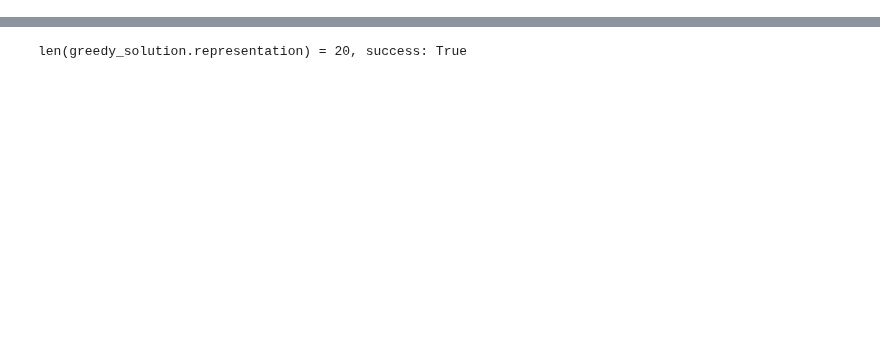
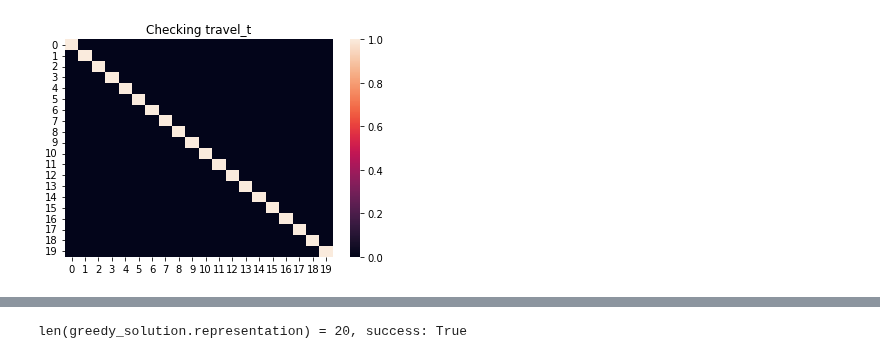
Before and after one commit to mateusz-obszanski/praca-inzynierska, a Jupyter notebook: genetic_algotihm_development.ipynb, the cells around one changed output, grey strips where cells are left out. Cells and saved outputs as stored; diff of their text form; code cells hidden in the pictures; blank space fills up the shorter version.

```diff
--- a/genetic_algotihm_development.ipynb
+++ b/genetic_algotihm_development.ipynb
@@ -78,3 +78,9 @@ _ = ax.set_title("Travel time matrix")
+# %%
+check_travel_t = (travel_t == -1) + 2 * (travel_t == 0)
+ax = sns.heatmap(check_travel_t)
+_ = ax.set_title("Checking travel_t")
+# %% [output]
+[figure, added]
 # %%
 environment = EnvironmentTSPSimple(travel_t)
 # %%
```
Also changed, not shown: parts of 32 cells of this notebook, 1 other file.
